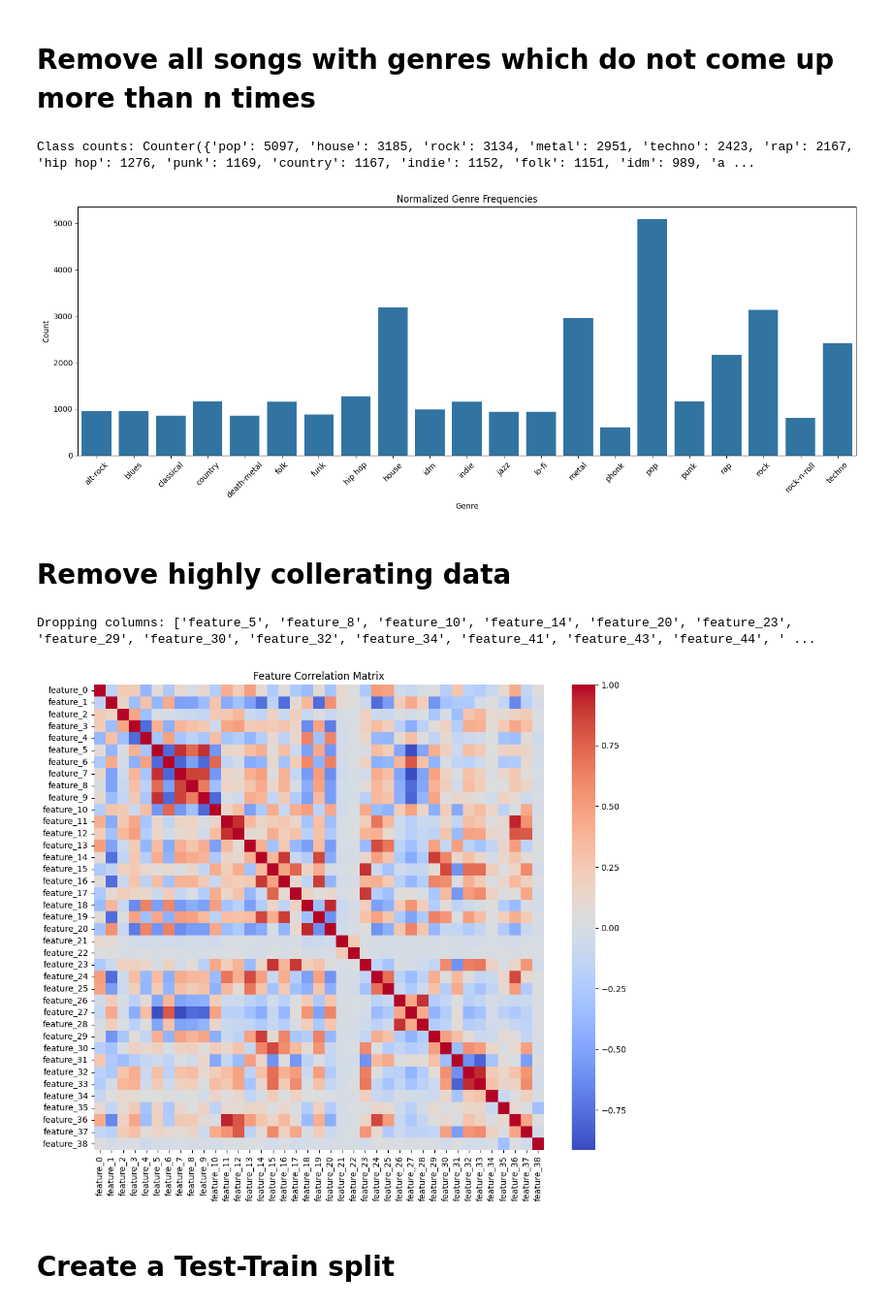
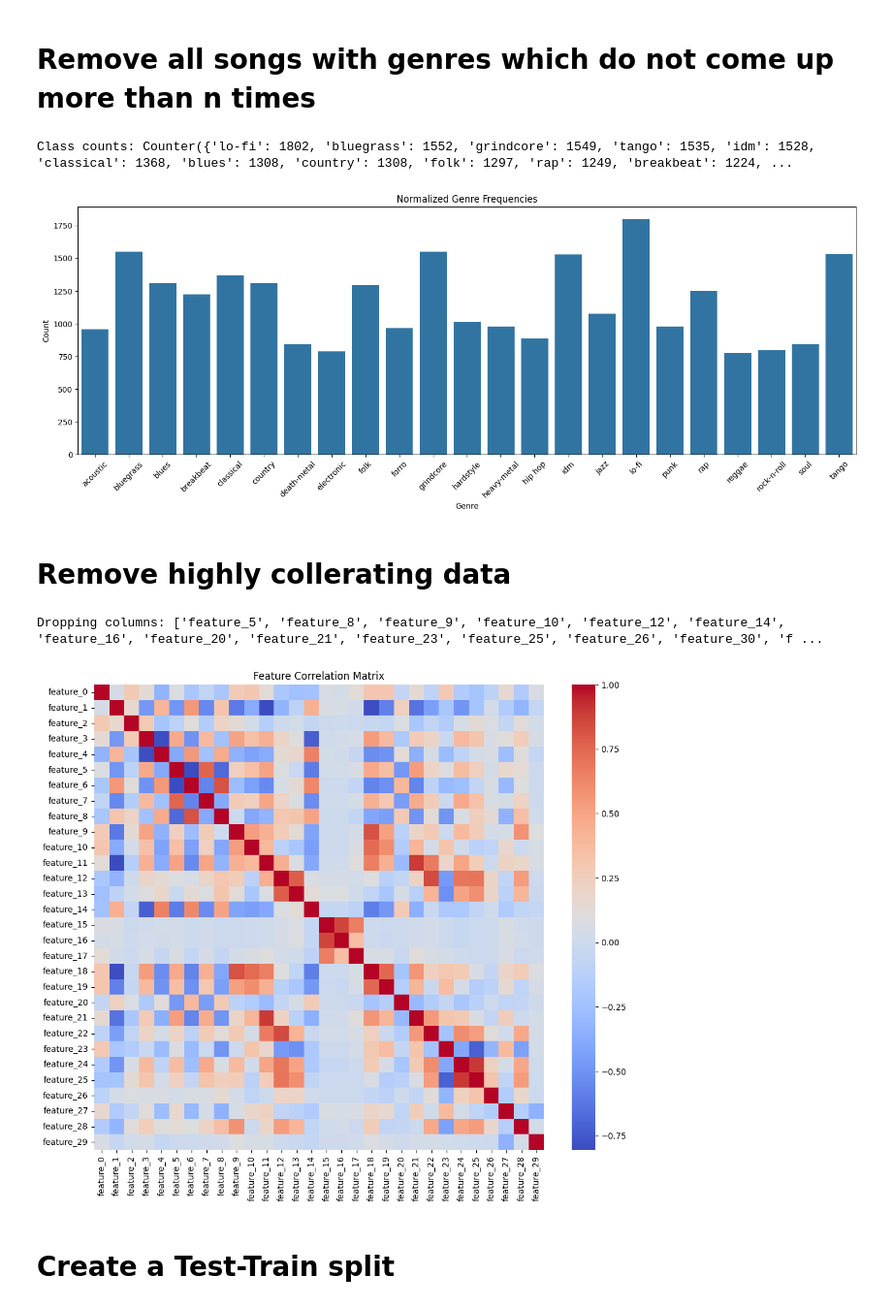
Before and after one commit to agresdominik/predictify, a Jupyter notebook: src/ai_analysis/genre_prediction.ipynb, the cells around one changed output. Shown at 97% size. Drawn from its saved outputs; the diff is of its cells as text; code cells hidden in the pictures.

```diff
--- a/src/ai_analysis/genre_prediction.ipynb
+++ b/src/ai_analysis/genre_prediction.ipynb
@@ -97,4 +87,5 @@ y_labels_normalized = simplify_labels(y_labels)
 # %%
+### OLD HAND WRITTEN CODE FOR MAPPING GENRES ###
 genre_mapping = {
     'lo-fi beats': 'lo-fi',
     'chillwave': 'lo-fi',
@@ -214,4 +205,4 @@ genre_mapping = {
 
 }
 
-y_labels_normalized = [genre_mapping.get(label, label) for label in y_labels]
+y = np.array([genre_mapping.get(label, label) for label in y])
@@ -232,5 +208,0 @@ y_labels_normalized = [genre_mapping.get(label, label) for label in y_labels_nor
-# %%
-# Or remove hip hop
-
-X = X[np.array(y_labels_normalized) != "hip hop"]
-y_labels_normalized = np.array(y_labels_normalized)[np.array(y_labels_normalized) != "hip hop"]
@@ -259,24 +228,33 @@ Filtered dataset size: 34761 entries (from 100384 original)
 # %%
+import numpy as np
 from collections import Counter
 import seaborn as sns
 import matplotlib.pyplot as plt
 
+# Save the original labels for comparison
+original_labels_list = y
 
-y = y_labels_normalized
+# Create a mask of only the popular genres and apply to X and y
+y_lower = np.array([genre.lower() for genre in y])
+mask = np.array([genre in popular_genres for genre in y_lower])
 
+# Apply the mask to X and y
+X = X[mask]
+y = y[mask]
+print(f"Filtered dataset size: {len(y)} entries (from {len(original_labels_list)} original)")
+
+# Count the frequency of each label in the filtered dataset
 freq_original = Counter(y)
 
 orig_genres = list(freq_original.keys())
 orig_counts = list(freq_original.values())
 
 fig, axs = plt.subplots(figsize=(15, 6))
-
 sns.barplot(x=orig_genres, y=orig_counts, ax=axs)
 axs.set_title("Original Genre Frequencies")
 axs.set_xlabel("Genre")
 axs.set_ylabel("Count")
 axs.tick_params(axis='x', rotation=45)
-
 plt.tight_layout()
 plt.show()
 # %% [output]
@@ -284,7 +263,6 @@ plt.show()
 # %% [markdown]
 # Remove all songs with genres which do not come up more than n times
 # %%
-from sklearn.preprocessing import StandardScaler
 from sklearn.preprocessing import LabelEncoder
 import numpy as np
 from collections import Counter
@@ -296,26 +274,19 @@ import matplotlib.pyplot as plt
 if np.iscomplexobj(X):
     X = np.abs(X)
 
-# Standardize the features
-scaler = StandardScaler()
-X_scaled = scaler.fit_transform(X)
-
 # --- Counting Labels ---
 # Check class counts.
 counter = Counter(y)
 print("Class counts:", counter)
 
-# Keep only classes with at least n samples. At least 2  or any other % 2 == 0 number
-#n = 750 # for mapping with regex
-#n = 2000 # for idk
-n = 500
+# Keep only classes with at least n samples.
+n = 700
+
 classes_to_keep = {cls for cls, count in counter.items() if count >= n}
 indices_to_keep = [i for i, label in enumerate(y) if label in classes_to_keep]
 
-y = np.array(y)
-
 # Filter the data.
-X_filtered = X_scaled[indices_to_keep]
+X_filtered = X[indices_to_keep]
 y_filtered = y[indices_to_keep]
 
 # Encode the Genres into numerical values
@@ -326,28 +297,26 @@ freq_leftover = Counter(y_encoded)
 leftover_genres = list(freq_leftover.keys())
 leftover_counts = list(freq_leftover.values())
 
+# Plot the frequencies of the genres
 fig, axs = plt.subplots(figsize=(15, 6))
-
-# Plot normalized label frequencies.
 sns.barplot(x=leftover_genres, y=leftover_counts, ax=axs)
 axs.set_title("Normalized Genre Frequencies")
 axs.set_xlabel("Genre")
 axs.set_ylabel("Count")
 axs.tick_params(axis='x', rotation=45)
 axs.set_xticklabels(le.classes_)
-
 plt.tight_layout()
 plt.show()
 # %% [output]
-Class counts: Counter({'pop': 5097, 'house': 3185, 'rock': 3134, 'metal': 2951, 'techno': 2423, 'rap': 2167, 'hip hop': 1276, 'punk': 1169, 'country': 1167, 'indie': 1152, 'folk': 1151, 'idm': 989, 'a ...
+Class counts: Counter({'lo-fi': 1802, 'bluegrass': 1552, 'grindcore': 1549, 'tango': 1535, 'idm': 1528, 'classical': 1368, 'blues': 1308, 'country': 1308, 'folk': 1297, 'rap': 1249, 'breakbeat': 1224, ...
-[figure, old version]
+[figure, new version]
 # %% [markdown]
 # Remove highly collerating data
 # %%
 import pandas as pd
 import numpy as np
 
-CORRELATING_VALUE = 0.95
+CORRELATING_VALUE = 0.90
 
 X = X_filtered
 
@@ -367,35 +336,35 @@ def remove_highly_correlated_features(X, threshold):
 
     # Identify columns to drop: any feature with correlation greater than the threshold
     to_drop = [column for column in upper.columns if any(upper[column] > threshold)]
     print("Dropping columns:", to_drop)
 
     # Drop these columns from the dataframe
     X_df_reduced = X_df.drop(columns=to_drop)
 
     # If original X was a NumPy array, return as a NumPy array.
     if isinstance(X, np.ndarray):
         return X_df_reduced.values
     else:
         return X_df_reduced
 
 
 X_reduced = remove_highly_correlated_features(X, threshold=CORRELATING_VALUE)
 
 # -- Create a feature correlation matrix --
 df_features = pd.DataFrame(X_reduced, columns=[f'feature_{i}' for i in range(X_reduced.shape[1])])
 
 # Compute the correlation matrix.
 corr = df_features.corr()
 
 plt.figure(figsize=(12,10))
 sns.heatmap(corr, cmap='coolwarm', annot=False)
 plt.title('Feature Correlation Matrix')
 plt.show()
 
 X_filtered = X_reduced
 # %% [output]
-Dropping columns: ['feature_5', 'feature_8', 'feature_10', 'feature_14', 'feature_20', 'feature_23', 'feature_29', 'feature_30', 'feature_32', 'feature_34', 'feature_41', 'feature_43', 'feature_44', ' ...
+Dropping columns: ['feature_5', 'feature_8', 'feature_9', 'feature_10', 'feature_12', 'feature_14', 'feature_16', 'feature_20', 'feature_21', 'feature_23', 'feature_25', 'feature_26', 'feature_30', 'f ...
-[figure, old version]
+[figure, new version]
 # %% [markdown]
 # Create a Test-Train split
 # %%
```
Also changed, not shown: parts of 43 cells of this notebook, 8 other files.
